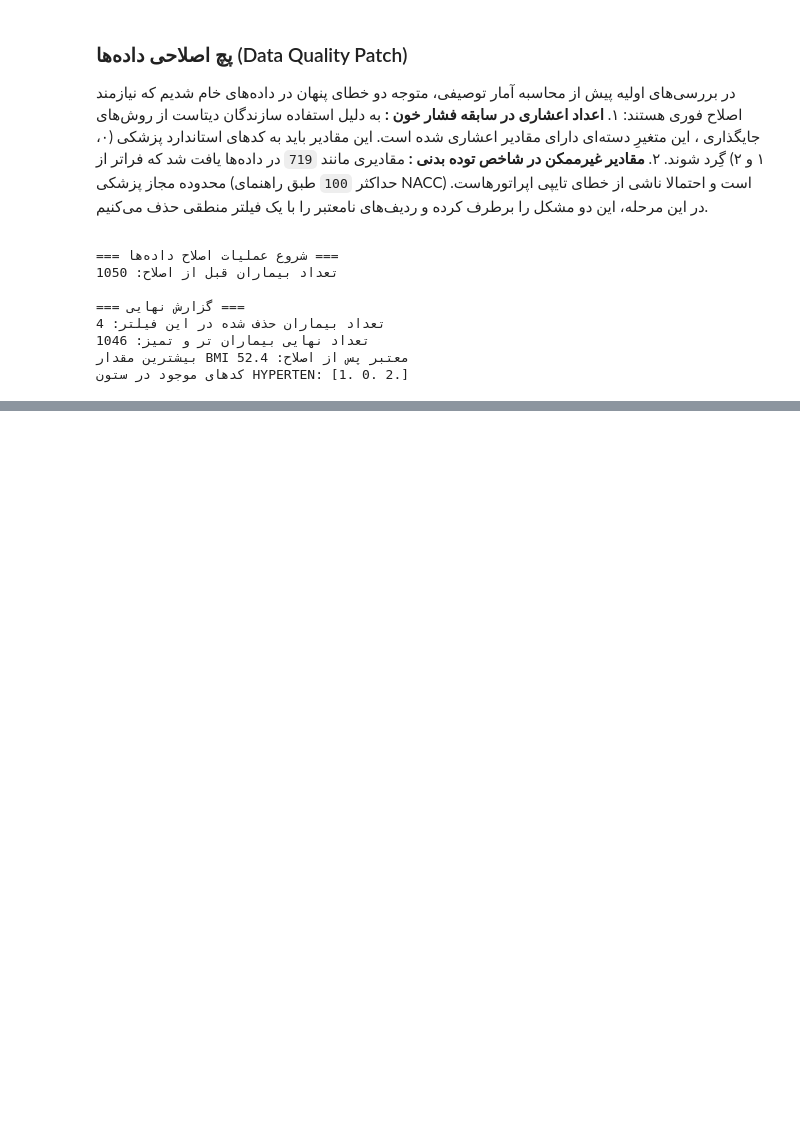
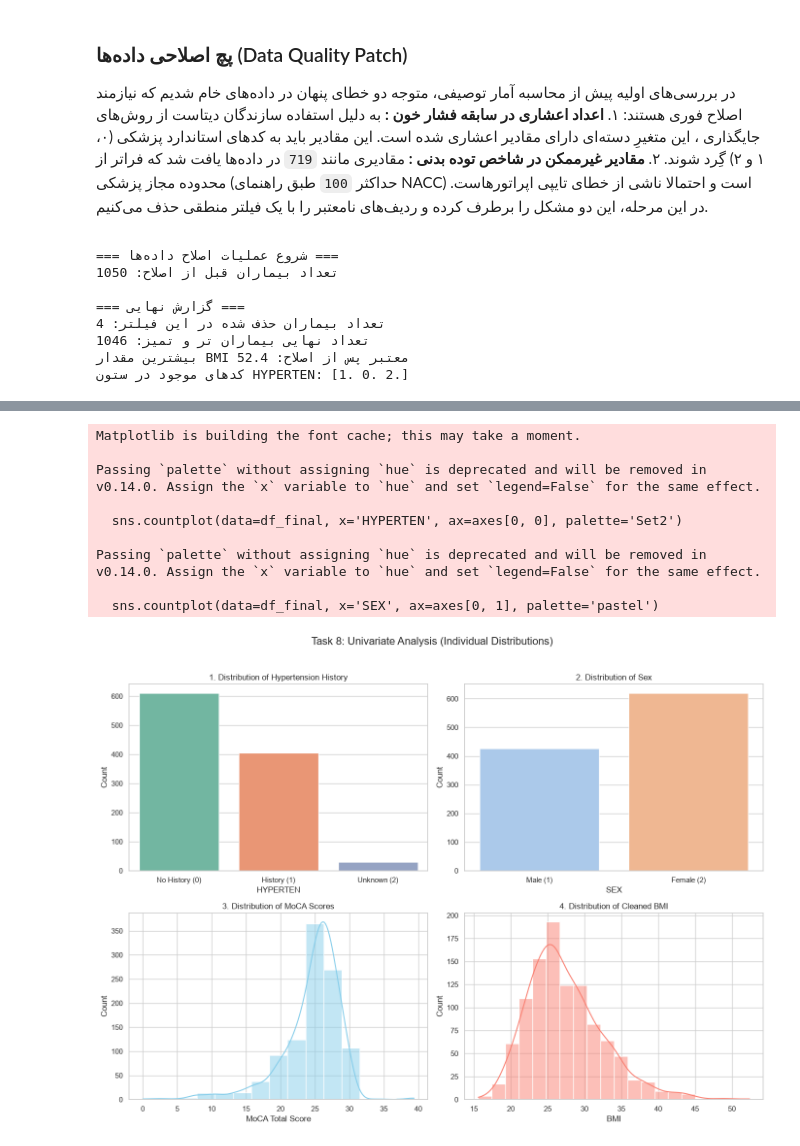
Before and after one commit to alirezaen6/Stats-Project-NACC, a Jupyter notebook: notebooks/phase1.ipynb, the cells around one changed output, grey strips where cells are left out. Cells and saved outputs as stored; diff of their text form; code cells hidden in the pictures; blank space fills up the shorter version.

Commit message:
feat: generate 4 univariate distributions for Task 8

```diff
--- a/notebooks/phase1.ipynb
+++ b/notebooks/phase1.ipynb
@@ -243,0 +295,41 @@ print(f"کدهای موجود در ستون HYPERTEN: {df_final['HYPERTEN'].uniq
+# %%
+import matplotlib.pyplot as plt
+import seaborn as sns
+
+sns.set_theme(style="whitegrid")
+fig, axes = plt.subplots(2, 2, figsize=(14, 10))
+fig.suptitle('Task 8: Univariate Analysis (Individual Distributions)', fontsize=16, y=1.02)
+
+sns.countplot(data=df_final, x='HYPERTEN', ax=axes[0, 0], palette='Set2')
+axes[0, 0].set_title('1. Distribution of Hypertension History')
+axes[0, 0].set_xticks([0, 1, 2])
+axes[0, 0].set_xticklabels(['No History (0)', 'History (1)', 'Unknown (2)'])
+axes[0, 0].set_ylabel('Count')
+
+sns.countplot(data=df_final, x='SEX', ax=axes[0, 1], palette='pastel')
+axes[0, 1].set_title('2. Distribution of Sex')
+axes[0, 1].set_xticks([0, 1])
+axes[0, 1].set_xticklabels(['Male (1)', 'Female (2)'])
+axes[0, 1].set_ylabel('Count')
+
+sns.histplot(data=df_final, x='MOCATOTS', bins=15, kde=True, ax=axes[1, 0], color='skyblue')
+axes[1, 0].set_title('3. Distribution of MoCA Scores')
+axes[1, 0].set_xlabel('MoCA Total Score')
+
+sns.histplot(data=df_final, x='NACCBMI', bins=20, kde=True, ax=axes[1, 1], color='salmon')
+axes[1, 1].set_title('4. Distribution of Cleaned BMI')
+axes[1, 1].set_xlabel('BMI')
+
+plt.tight_layout()
+plt.show()
+# %% [output]
+Matplotlib is building the font cache; this may take a moment.
+
+Passing `palette` without assigning `hue` is deprecated and will be removed in v0.14.0. Assign the `x` variable to `hue` and set `legend=False` for the same effect.
+
+  sns.countplot(data=df_final, x='HYPERTEN', ax=axes[0, 0], palette='Set2')
+
+Passing `palette` without assigning `hue` is deprecated and will be removed in v0.14.0. Assign the `x` variable to `hue` and set `legend=False` for the same effect.
+
+  sns.countplot(data=df_final, x='SEX', ax=axes[0, 1], palette='pastel')
+[figure, added]
```
Also changed, not shown: parts of 1 cell of this notebook.
